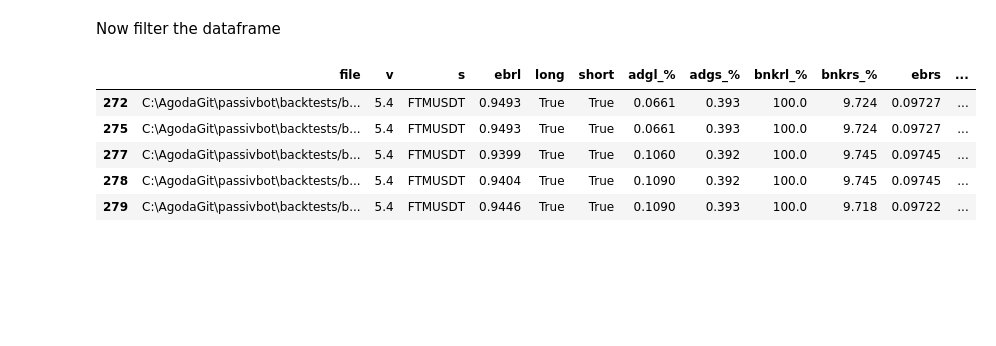
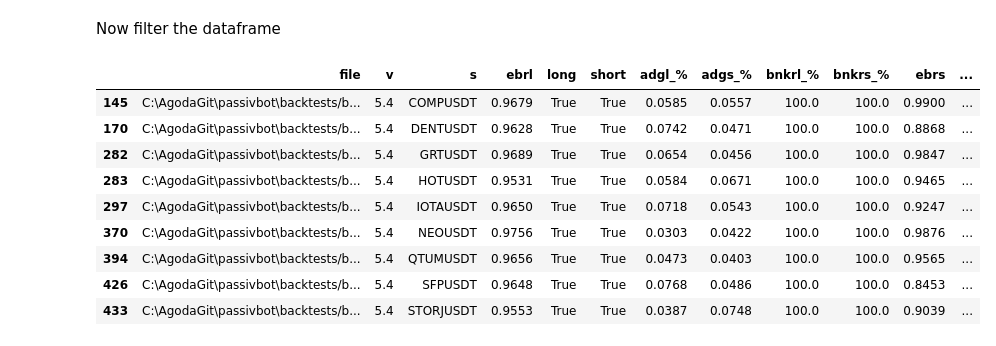
Before and after one commit to shroukkhan/passivbot, a Jupyter notebook: analyze_result.ipynb, the cells around one changed output. Drawn from its saved outputs; the diff is of its cells as text; code cells hidden in the pictures; blank space fills up the shorter version.

```diff
--- a/analyze_result.ipynb
+++ b/analyze_result.ipynb
@@ -80,43 +77,48 @@ allowed_symbols = ["ETHUSDT", "XRPUSDT", "1000SHIBUSDT", "DOGEUSDT", "ADAUSDT",
                    "ATOMUSDT", "FILUSDT", "ICPUSDT", "ALICEUSDT", "LRCUSDT",
                    "BCHUSDT", "SUSHIUSDT", "XTZUSDT", "THETAUSDT", "CRVUSDT",
                    "ALGOUSDT", "CHZUSDT", "TRXUSDT", "VETUSDT", "CHRUSDT",
                    "ONEUSDT", "OMGUSDT", "XLMUSDT", "RUNEUSDT", "ENJUSDT",
                    "CELRUSDT", "SXPUSDT", "1INCHUSDT", "SRMUSDT", "COTIUSDT",
                    "ZECUSDT", "QTUMUSDT", "GRTUSDT", "DENTUSDT", "SFPUSDT",
                    "STORJUSDT", "IOTAUSDT", "HOTUSDT", "NEOUSDT", "COMPUSDT",
                    "LINAUSDT", "KAVAUSDT", "BATUSDT", "WAVESUSDT", "IOSTUSDT",
                    "ALPHAUSDT", "RLCUSDT", "HBARUSDT", "DODOUSDT", "XMRUSDT",
                    "SNXUSDT", "ANKRUSDT", "DASHUSDT", "REEFUSDT", "ZENUSDT",
                    "CVCUSDT", "RENUSDT", "ICXUSDT", "RSRUSDT", "SKLUSDT",
                    "NKNUSDT", "BELUSDT", "ONTUSDT", "OGNUSDT", "BLZUSDT",
                    "MTLUSDT", "CTKUSDT", "RVNUSDT", "LITUSDT", "MKRUSDT",
                    "OCEANUSDT", "ZILUSDT", "UNFIUSDT", "BANDUSDT", "YFIIUSDT",
                    "TOMOUSDT", "TRBUSDT", "KNCUSDT", "STMXUSDT", "ZRXUSDT",
                    "SCUSDT", "AKROUSDT", "XEMUSDT", "FLMUSDT", "BALUSDT",
                    "BTSUSDT", "DGBUSDT", "DEFIUSDT"]
 
-allowed_symbols = ['FTMUSDT']
+allowed_symbols = ["QTUMUSDT", "GRTUSDT", "DENTUSDT", "SFPUSDT",
+                   "STORJUSDT", "IOTAUSDT", "HOTUSDT", "NEOUSDT", "COMPUSDT"]
 
 df = big_data[(big_data.s.isin(allowed_symbols))
               & (big_data['long'] == True)
               & (big_data['short'] == True)
 
-              #& (big_data['bnkrl_%'] > 95.0)
-              #& (big_data['bnkrs_%'] > 95.0)
+              & (big_data['bnkrl_%'] > 95.0)
+              & (big_data['bnkrs_%'] > 95.0)
 
               & (big_data['v'] == '5.4')
 
-              # & (big_data['tg_%'] > 10)
-              # & (big_data['ebr'] > .85)
+    # & (big_data['tg_%'] > 10)
+    # & (big_data['ebr'] > .85)
               ]
 df
 # %% [output]
 |  | file | v | s | ebrl | long | short | adgl_% | adgs_% | bnkrl_% | bnkrs_% | ebrs | ... |
-| 272 | C:\AgodaGit\passivbot\backtests/b... | 5.4 | FTMUSDT | 0.9493 | True | True | 0.0661 | 0.393 | 100.0 | 9.724 | 0.09727 | ... |
-| 275 | C:\AgodaGit\passivbot\backtests/b... | 5.4 | FTMUSDT | 0.9493 | True | True | 0.0661 | 0.393 | 100.0 | 9.724 | 0.09727 | ... |
-| 277 | C:\AgodaGit\passivbot\backtests/b... | 5.4 | FTMUSDT | 0.9399 | True | True | 0.1060 | 0.392 | 100.0 | 9.745 | 0.09745 | ... |
-| 278 | C:\AgodaGit\passivbot\backtests/b... | 5.4 | FTMUSDT | 0.9404 | True | True | 0.1090 | 0.392 | 100.0 | 9.745 | 0.09745 | ... |
-| 279 | C:\AgodaGit\passivbot\backtests/b... | 5.4 | FTMUSDT | 0.9446 | True | True | 0.1090 | 0.393 | 100.0 | 9.718 | 0.09722 | ... |
+| 145 | C:\AgodaGit\passivbot\backtests/b... | 5.4 | COMPUSDT | 0.9679 | True | True | 0.0585 | 0.0557 | 100.0 | 100.0 | 0.9900 | ... |
+| 170 | C:\AgodaGit\passivbot\backtests/b... | 5.4 | DENTUSDT | 0.9628 | True | True | 0.0742 | 0.0471 | 100.0 | 100.0 | 0.8868 | ... |
+| 282 | C:\AgodaGit\passivbot\backtests/b... | 5.4 | GRTUSDT | 0.9689 | True | True | 0.0654 | 0.0456 | 100.0 | 100.0 | 0.9847 | ... |
+| 283 | C:\AgodaGit\passivbot\backtests/b... | 5.4 | HOTUSDT | 0.9531 | True | True | 0.0584 | 0.0671 | 100.0 | 100.0 | 0.9465 | ... |
+| 297 | C:\AgodaGit\passivbot\backtests/b... | 5.4 | IOTAUSDT | 0.9650 | True | True | 0.0718 | 0.0543 | 100.0 | 100.0 | 0.9247 | ... |
+| 370 | C:\AgodaGit\passivbot\backtests/b... | 5.4 | NEOUSDT | 0.9756 | True | True | 0.0303 | 0.0422 | 100.0 | 100.0 | 0.9876 | ... |
+| 394 | C:\AgodaGit\passivbot\backtests/b... | 5.4 | QTUMUSDT | 0.9656 | True | True | 0.0473 | 0.0403 | 100.0 | 100.0 | 0.9565 | ... |
+| 426 | C:\AgodaGit\passivbot\backtests/b... | 5.4 | SFPUSDT | 0.9648 | True | True | 0.0768 | 0.0486 | 100.0 | 100.0 | 0.8453 | ... |
+| 433 | C:\AgodaGit\passivbot\backtests/b... | 5.4 | STORJUSDT | 0.9553 | True | True | 0.0387 | 0.0748 | 100.0 | 100.0 | 0.9039 | ... |
 # %%
 df.drop_duplicates(subset=['s', 'tgl_%', 'tgs_%', 'bnkrl_%', 'bnkrs_%', 'ebrl', 'ebrs', 'long', 'short'], keep='first',
                    inplace=True)
```
Also changed, not shown: parts of 3 cells of this notebook, 12 other files.
